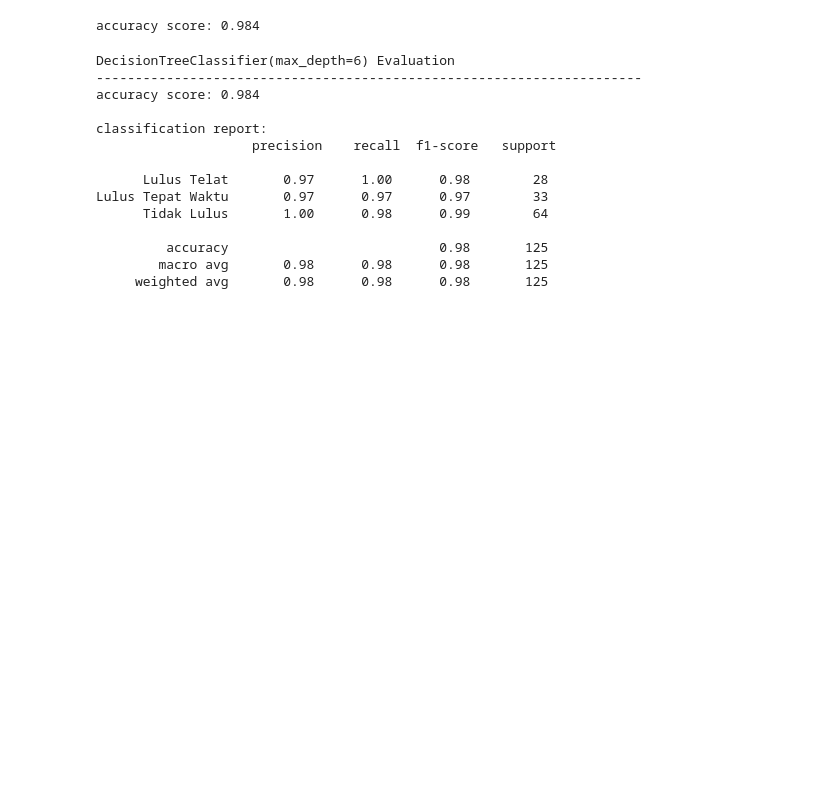
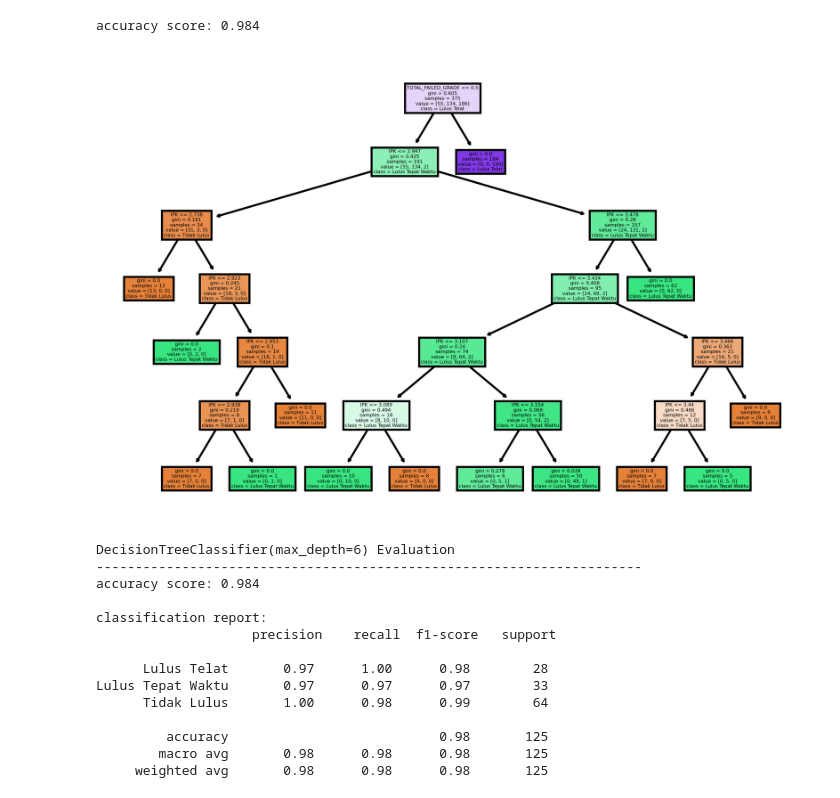
Before and after one commit to FelixFern/ISFEST-ODE, a Jupyter notebook: ISFEST copy.ipynb, the cells around one changed output. Drawn from its saved outputs; the diff is of its cells as text; code cells hidden in the pictures; blank space fills up the shorter version.

```diff
--- a/ISFEST copy.ipynb
+++ b/ISFEST copy.ipynb
@@ -914,6 +900,14 @@ y_preds = cart.predict(X_val)
 print("accuracy score:", accuracy_score(y_val, y_preds))
 # %% [output]
 accuracy score: 0.984
+# %%
+# plot tree
+
+plt.figure(dpi=500)
+
+_ = plot_tree(cart, feature_names=X.columns, class_names=y.unique(), filled=True)
+# %% [output]
+[figure, added]
 # %%
 evaluate_model(y_val, y_preds, model=cart)
 # %% [output]
```
Also changed, not shown: parts of 12 cells of this notebook.
